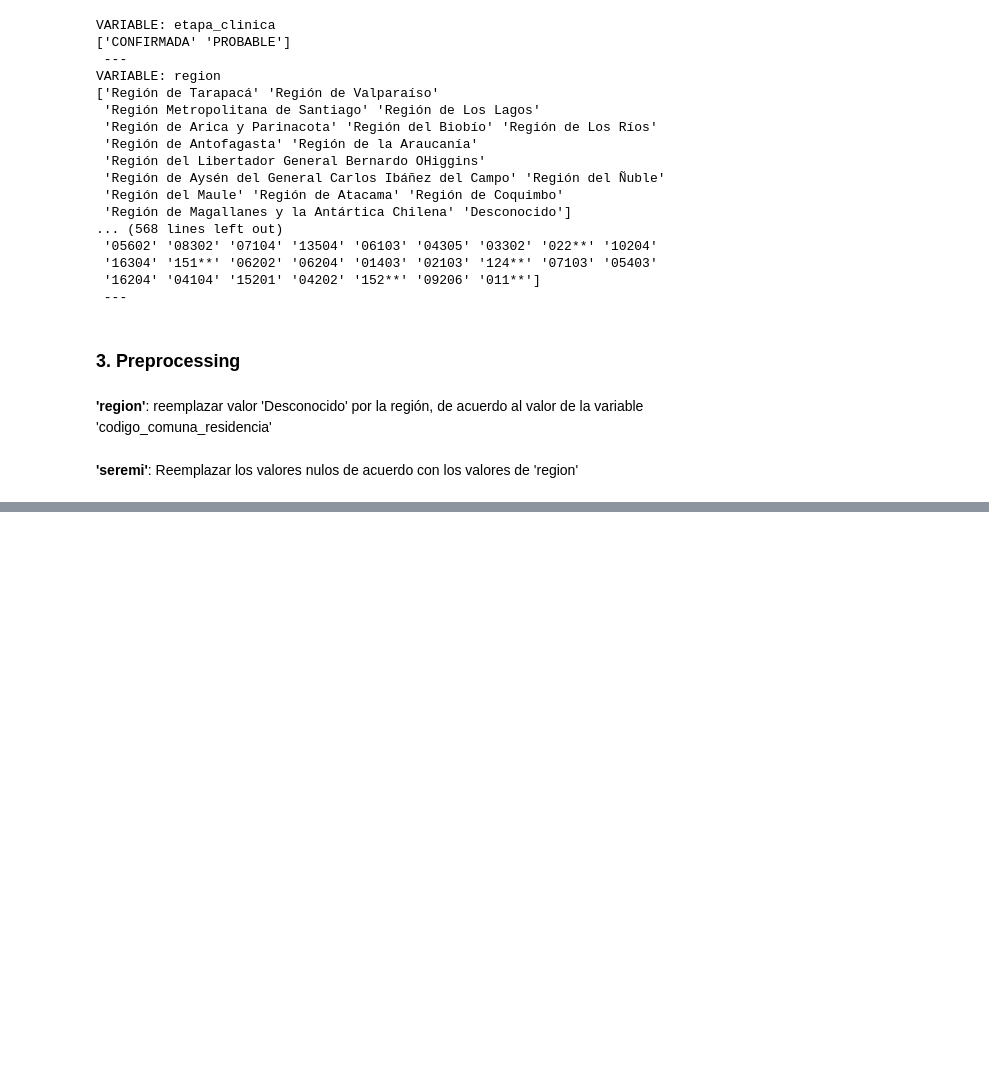
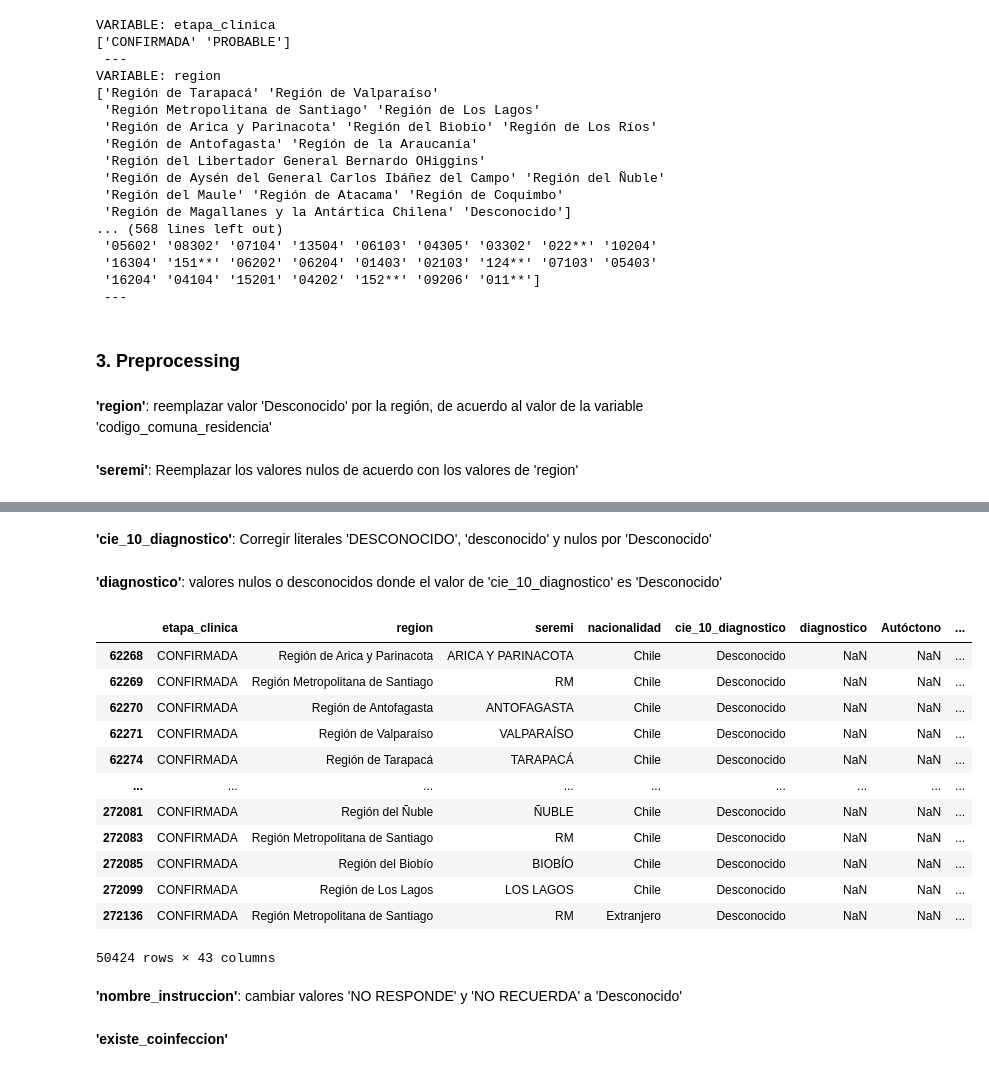
Before and after one commit to dquenti/ENO_Notification, a Jupyter notebook: Preprocessing.ipynb, the cells around one changed output, grey strips where cells are left out. Drawn from its saved outputs; the diff is of its cells as text; code cells hidden in the pictures; blank space fills up the shorter version.

```diff
--- a/enodataanalysis.ipynb
+++ b/Preprocessing.ipynb
@@ -158,0 +116,44 @@ dtype: float64
+# %%
+# Diccionario de mapeo de región a SEREMI
+region_to_seremi = {
+    'Región de Tarapacá': 'TARAPACÁ',
+    'Región de Valparaíso': 'VALPARAÍSO',
+    'Región Metropolitana de Santiago': 'RM',
+    'Región de Los Lagos': 'LOS LAGOS',
+    'Región de Arica y Parinacota': 'ARICA Y PARINACOTA',
+    'Región del Biobío': 'BIOBIO',
+    'Región de Los Ríos': 'LOS RÍOS',
+    'Región de Antofagasta': 'ANTOFAGASTA',
+    'Región de la Araucanía': 'ARAUCANÍA',
+    'Región del Libertador General Bernardo OHiggins': 'OHIGGINS',
+    'Región de Aysén del General Carlos Ibáñez del Campo': 'AYSÉN',
+    'Región del Ñuble': 'ÑUBLE',
+    'Región del Maule': 'MAULE',
+    'Región de Atacama': 'ATACAMA',
+    'Región de Coquimbo': 'COQUIMBO',
+    'Región de Magallanes y la Antártica Chilena': 'MAGALLANES'
+}
+# %%
+df['seremi']= df['seremi'].fillna(df['region'].map(region_to_seremi))
+# %% [markdown]
+**'cie_10_diagnostico'**: Corregir literales 'DESCONOCIDO', 'desconocido' y nulos por 'Desconocido'
+# %%
+df['cie_10_diagnostico'] = df['cie_10_diagnostico'].replace(['desconocido', 'DESCONOCIDO'], 'Desconocido').fillna('Desconocido')
+# %% [markdown]
+**'diagnostico'**: valores nulos o desconocidos donde el valor de 'cie_10_diagnostico' es 'Desconocido'
+# %%
+df[(df['cie_10_diagnostico']=='Desconocido') & (df['diagnostico'].isnull())]
+# %% [output]
+|  | etapa_clinica | region | seremi | nacionalidad | cie_10_diagnostico | diagnostico | Autóctono | ... |
+| 62268 | CONFIRMADA | Región de Arica y Parinacota | ARICA Y PARINACOTA | Chile | Desconocido | NaN | NaN | ... |
+| 62269 | CONFIRMADA | Región Metropolitana de Santiago | RM | Chile | Desconocido | NaN | NaN | ... |
+| 62270 | CONFIRMADA | Región de Antofagasta | ANTOFAGASTA | Chile | Desconocido | NaN | NaN | ... |
+| 62271 | CONFIRMADA | Región de Valparaíso | VALPARAÍSO | Chile | Desconocido | NaN | NaN | ... |
+| 62274 | CONFIRMADA | Región de Tarapacá | TARAPACÁ | Chile | Desconocido | NaN | NaN | ... |
+| ... | ... | ... | ... | ... | ... | ... | ... | ... |
+| 272081 | CONFIRMADA | Región del Ñuble | ÑUBLE | Chile | Desconocido | NaN | NaN | ... |
+| 272083 | CONFIRMADA | Región Metropolitana de Santiago | RM | Chile | Desconocido | NaN | NaN | ... |
+| 272085 | CONFIRMADA | Región del Biobío | BIOBÍO | Chile | Desconocido | NaN | NaN | ... |
+| 272099 | CONFIRMADA | Región de Los Lagos | LOS LAGOS | Chile | Desconocido | NaN | NaN | ... |
+| 272136 | CONFIRMADA | Región Metropolitana de Santiago | RM | Extranjero | Desconocido | NaN | NaN | ... |
+50424 rows × 43 columns
@@ -158,0 +162,2 @@ dtype: float64
+# %% [markdown]
+**'nombre_instruccion'**: cambiar valores 'NO RESPONDE' y 'NO RECUERDA' a 'Desconocido'
@@ -158,0 +166,2 @@ dtype: float64
+# %% [markdown]
+**'existe_coinfeccion'**
```
Also changed, not shown: parts of 14 cells of this notebook, 1 other file.
